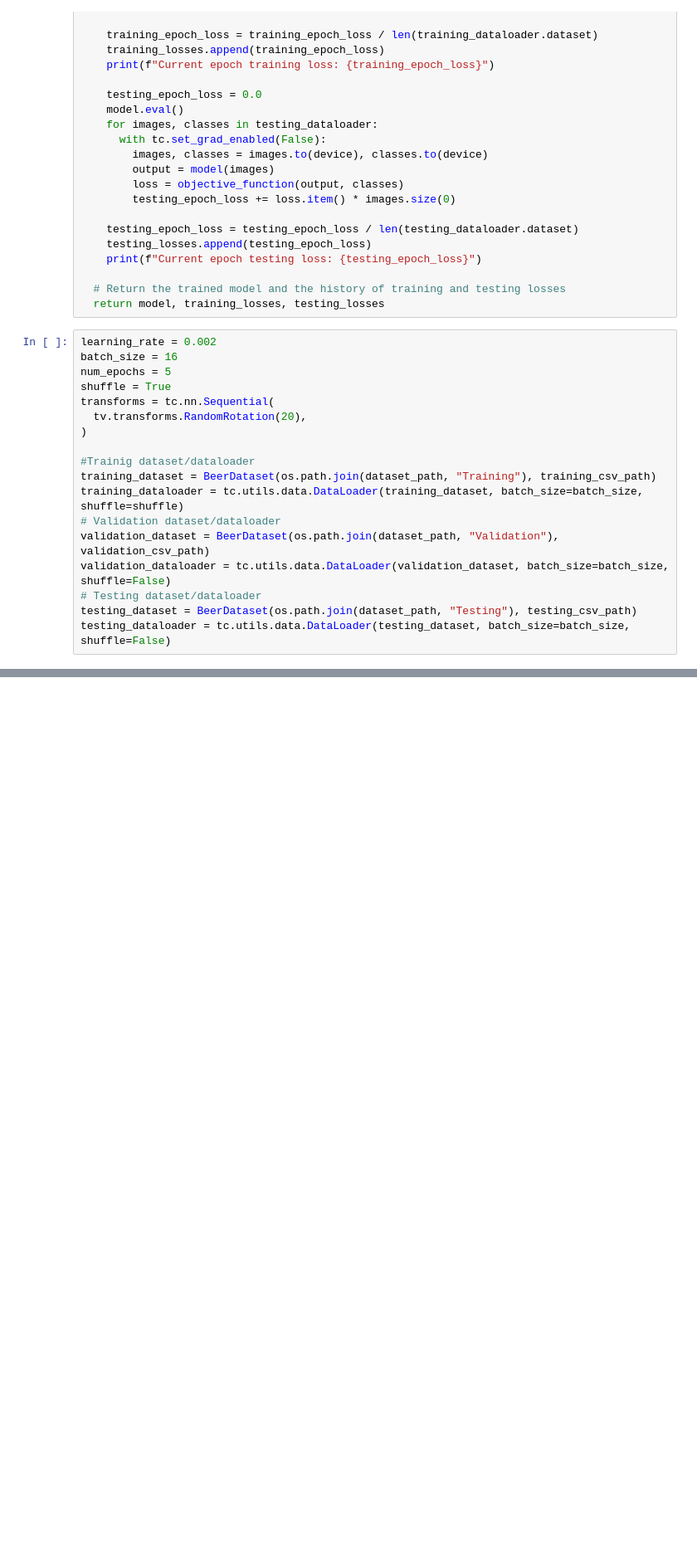
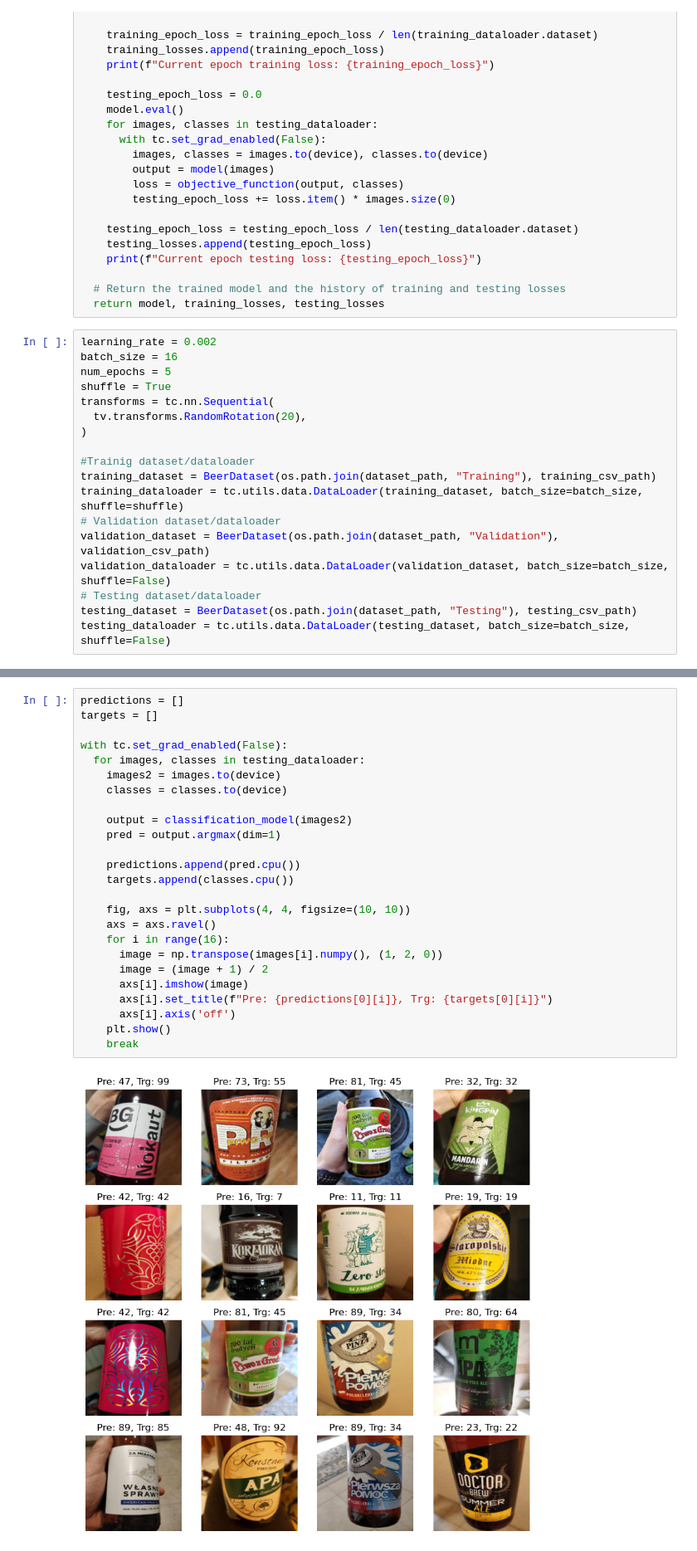
Before and after one commit to kocos12/StudentPiwoProject, a Jupyter notebook: StudentPiwoProject.ipynb, the cells around one changed output, grey strips where cells are left out. Shown at 83% size. Drawn from its saved outputs; the diff is of its cells as text; blank space fills up the shorter version.

```diff
--- a/StudentPiwoProject.ipynb
+++ b/StudentPiwoProject.ipynb
@@ -313,0 +407,27 @@ Compile with `TORCH_USE_CUDA_DSA` to enable device-side assertions.
+# %%
+predictions = []
+targets = []
+
+with tc.set_grad_enabled(False):
+  for images, classes in testing_dataloader:
+    images2 = images.to(device)
+    classes = classes.to(device)
+
+    output = classification_model(images2)
+    pred = output.argmax(dim=1)
+
+    predictions.append(pred.cpu())
+    targets.append(classes.cpu())
+
+    fig, axs = plt.subplots(4, 4, figsize=(10, 10))
+    axs = axs.ravel()
+    for i in range(16):
+      image = np.transpose(images[i].numpy(), (1, 2, 0))
+      image = (image + 1) / 2
+      axs[i].imshow(image)
+      axs[i].set_title(f"Pre: {predictions[0][i]}, Trg: {targets[0][i]}")
+      axs[i].axis('off')
+    plt.show()
+    break
+# %% [output]
+[figure, added]
```
Also changed, not shown: parts of 8 cells of this notebook.
